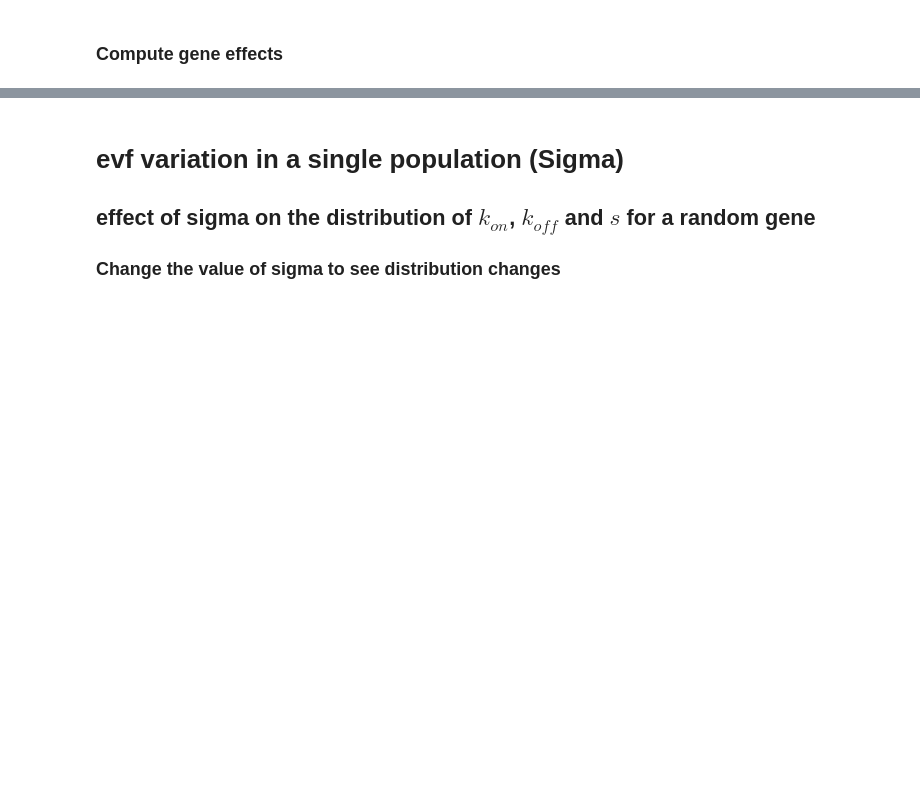
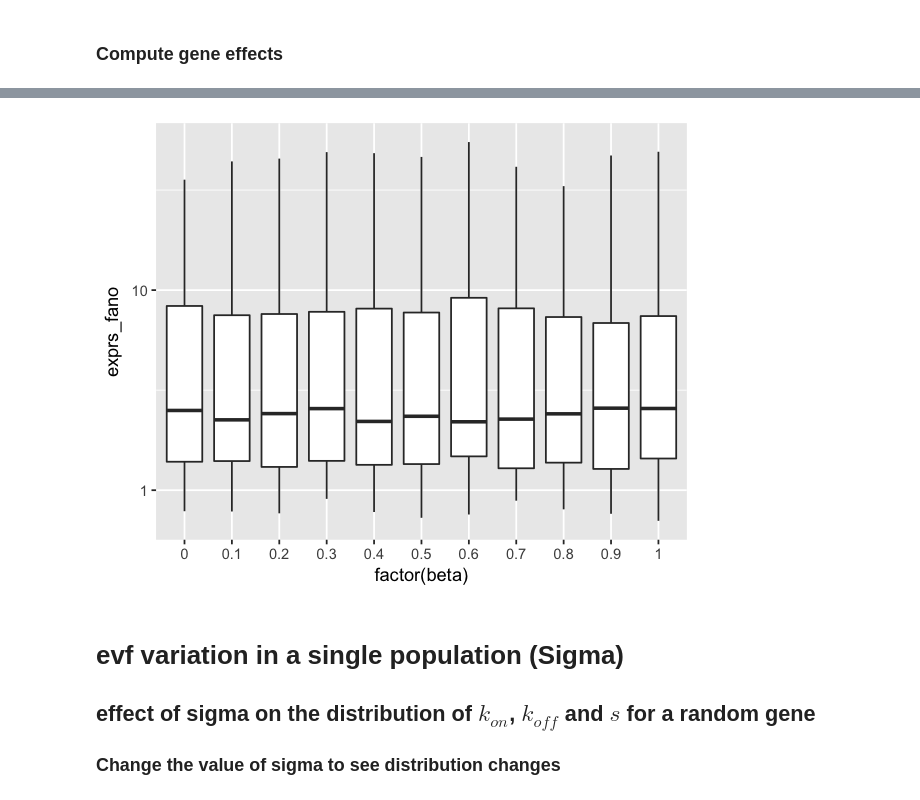
Before and after one commit to YosefLab/SymSim, a Jupyter notebook: Manual.ipynb, the cells around one changed output, grey strips where cells are left out. Saved outputs shown, nothing was run; the diff lists cells and outputs as text; code cells hidden in the pictures; blank space fills up the shorter version.

```diff
--- a/Manual.ipynb
+++ b/Manual.ipynb
@@ -26,0 +115,10 @@ gene_effects <- GeneEffects(ngenes=ngenes,nevf=10,randseed=0,sd=1,prob=0.3)
+# %%
+change_alpha <- lapply(seq(0,1,0.1),function(alpha){
+    start <- proc.time()
+	temp<-sim1Pop1Batch(evf_mean=rep(1,nevf), evf_sd=rep(0.1,nevf),ncells=ncells,
+			randseed=randseed,gene_effects=gene_effects,bimod=0,alpha=0.1,
+			alpha_sd=0.01,nbins=10,gcbias=0.1,lenbias=0.1,batch=exp(rnorm(ngenes,0,0.3)),noise=0.1,
+			matched_params=match_params1)
+    #print(proc.time()-start)
+	return(temp)
+})
@@ -27,3 +142,14 @@ gene_effects <- GeneEffects(ngenes=ngenes,nevf=10,randseed=0,sd=1,prob=0.3)
+# %%
+fano_compare <- lapply(change_alpha,function(X){apply((X[[2]]),1,function(Y){var(Y)/mean(Y)})})
+fano_compare <- do.call(rbind,fano_compare)
+rownames(fano_compare)<-seq(0,1,0.1)
+df<-melt(fano_compare)
+colnames(df)=c('beta','rep','exprs_fano')
+p <- ggplot(df, aes(x=factor(beta), y=exprs_fano))
+p <- p + geom_boxplot()+ scale_y_continuous(trans='log10')
+p
+# %% [output]
+[figure, added]
 # %% [markdown]
 # evf variation in a single population (Sigma)
 ## effect of sigma on the distribution of $k_{on}$, $k_{off}$ and $s$ for a random gene
```
Also changed, not shown: parts of 20 cells of this notebook, 3 other files.
